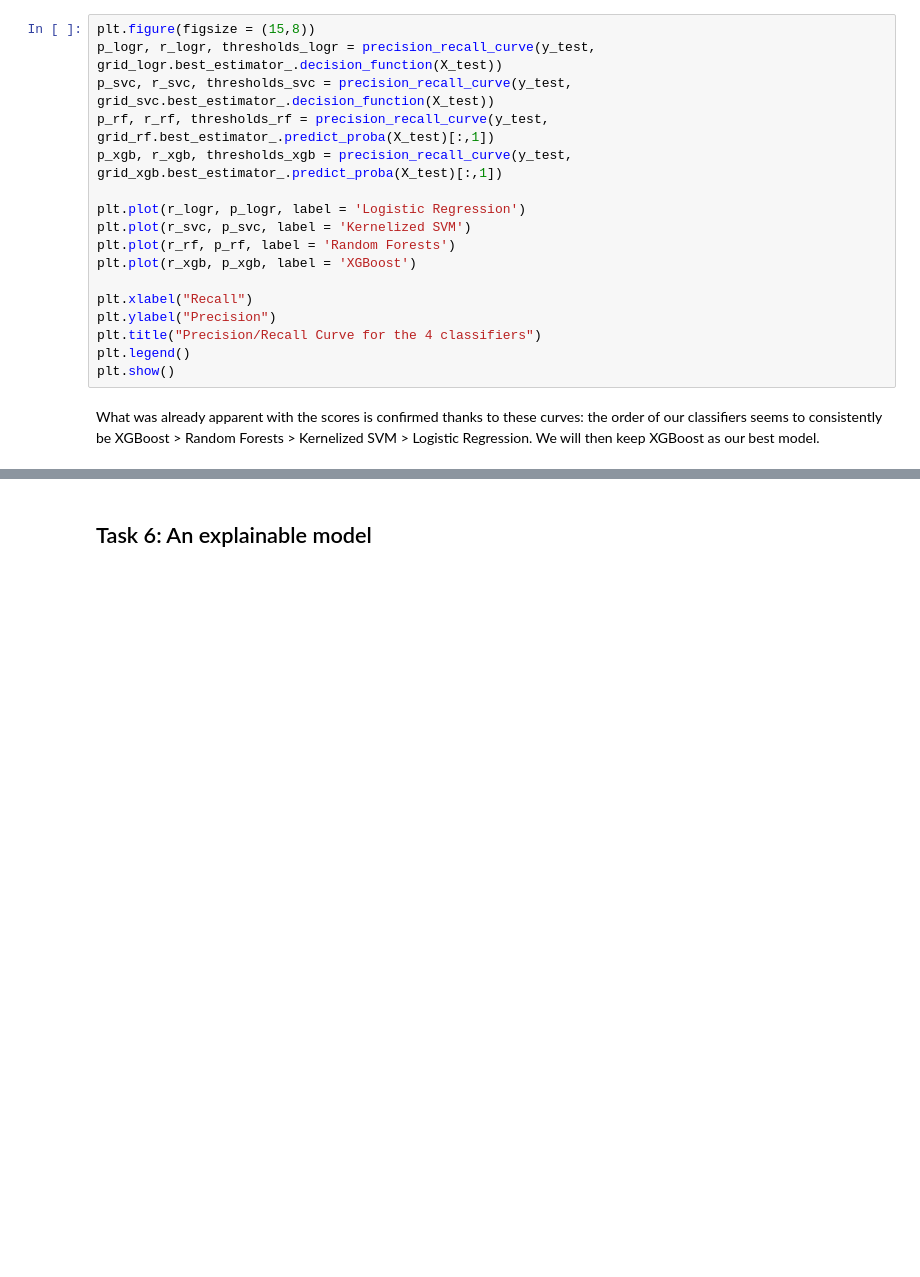
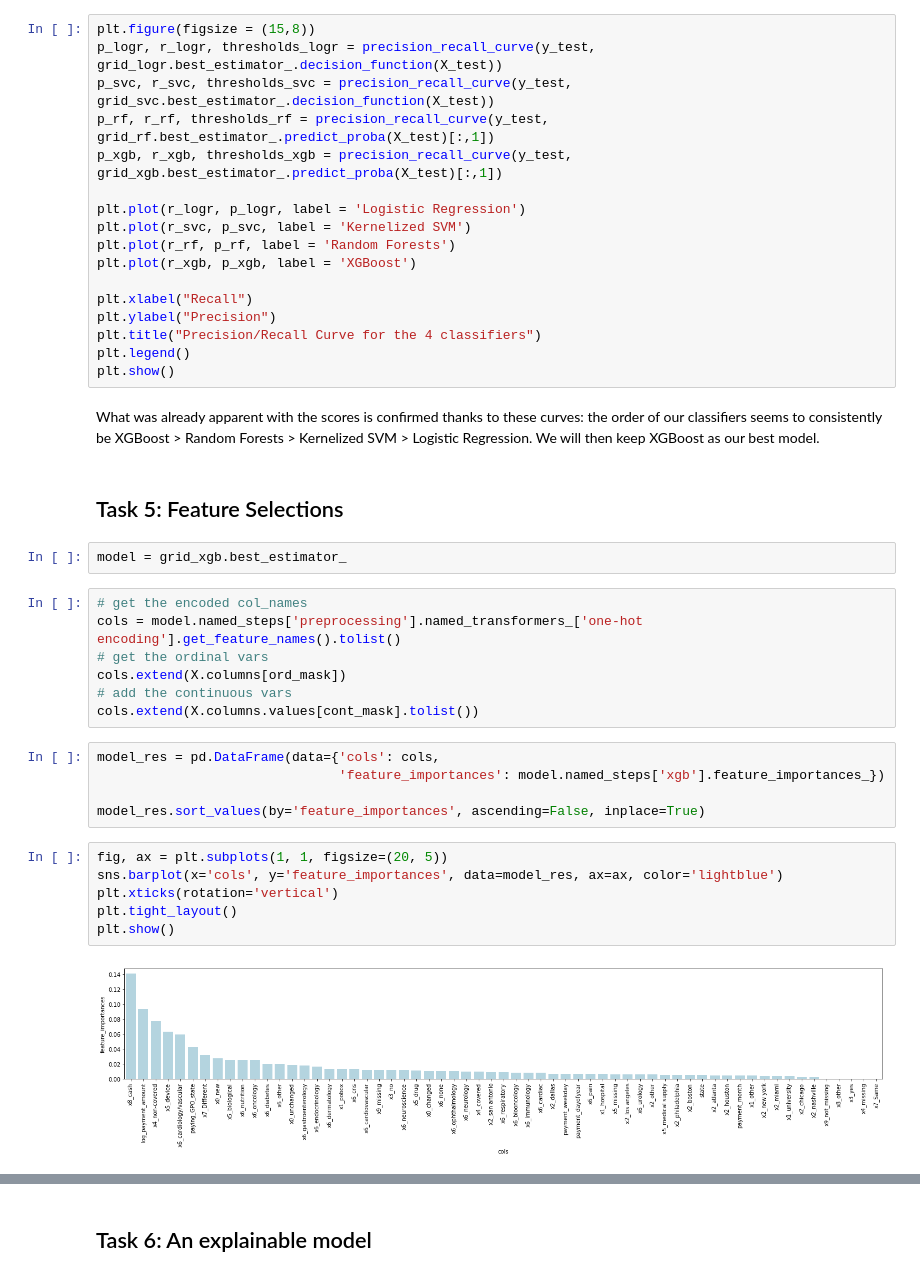
Before and after one commit to aml-spring-19/medical_payment_classification, a Jupyter notebook: HW3.ipynb, the cells around one changed output, grey strips where cells are left out. Saved outputs shown, nothing was run; the diff lists cells and outputs as text; blank space fills up the shorter version.

```diff
--- a/HW3.ipynb
+++ b/HW3.ipynb
@@ -973,3 +973,27 @@ plt.legend()
 plt.show()
 # %% [markdown]
 What was already apparent with the scores is confirmed thanks to these curves: the order of our classifiers seems to consistently be XGBoost > Random Forests > Kernelized SVM > Logistic Regression. We will then keep XGBoost as our best model.
+# %% [markdown]
+## Task 5: Feature Selections
+# %%
+model = grid_xgb.best_estimator_
+# %%
+# get the encoded col_names
+cols = model.named_steps['preprocessing'].named_transformers_['one-hot encoding'].get_feature_names().tolist()
+# get the ordinal vars
+cols.extend(X.columns[ord_mask])
+# add the continuous vars
+cols.extend(X.columns.values[cont_mask].tolist())
+# %%
+model_res = pd.DataFrame(data={'cols': cols,
+                               'feature_importances': model.named_steps['xgb'].feature_importances_})
+
+model_res.sort_values(by='feature_importances', ascending=False, inplace=True)
+# %%
+fig, ax = plt.subplots(1, 1, figsize=(20, 5))
+sns.barplot(x='cols', y='feature_importances', data=model_res, ax=ax, color='lightblue')
+plt.xticks(rotation='vertical')
+plt.tight_layout()
+plt.show()
+# %% [output]
+[figure, added]
```
Also changed, not shown: parts of 13 cells of this notebook.
